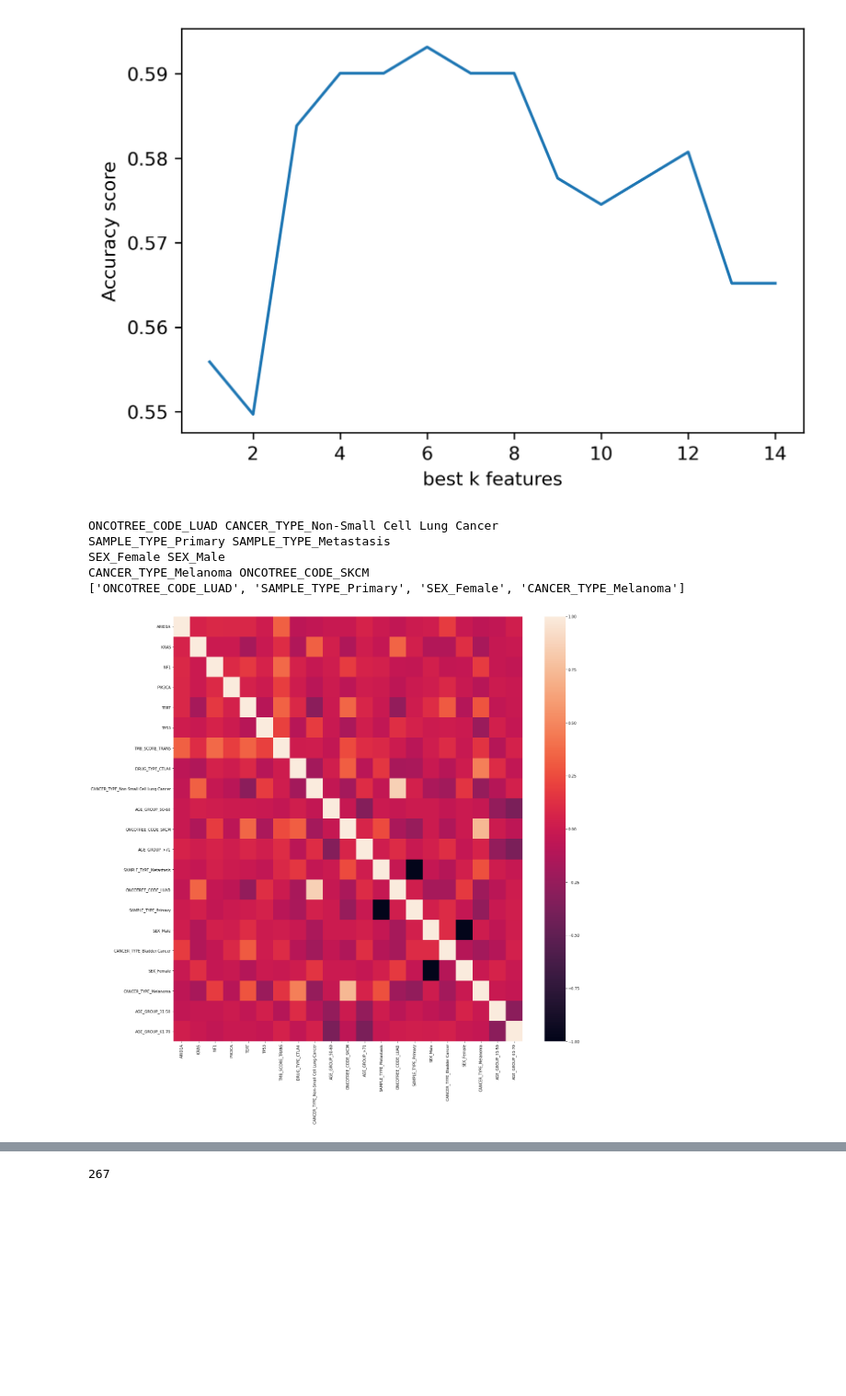
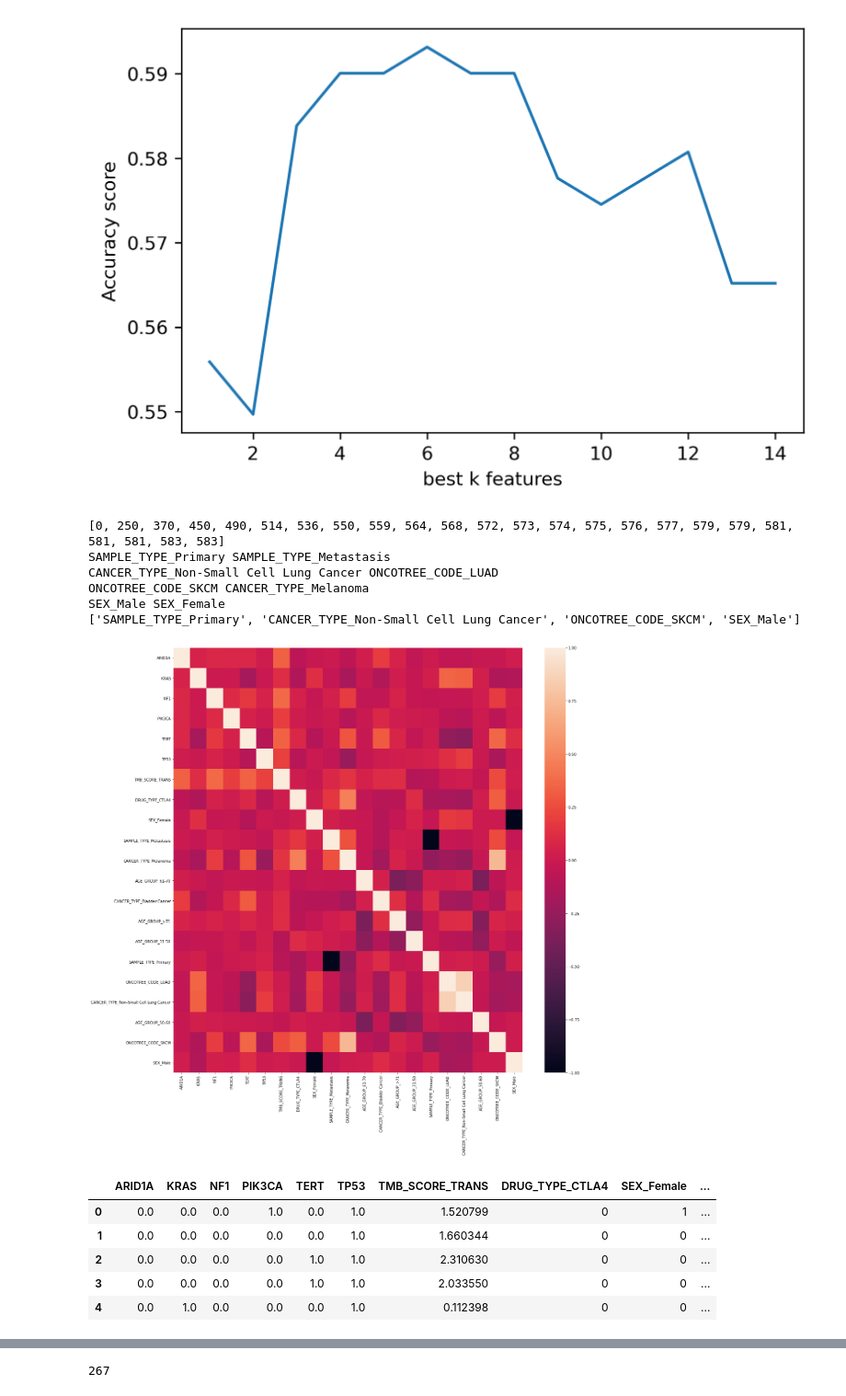
Before and after one commit to rikrixa/DataExploration, a Jupyter notebook: data_exploration.ipynb, the cells around one changed output, grey strips where cells are left out. Shown: that part at 92% size. Cells and saved outputs as stored; diff of their text form; code cells hidden in the pictures; blank space fills up the shorter version.

```diff
--- a/data_exploration.ipynb
+++ b/data_exploration.ipynb
@@ -193,7 +242,7 @@ for i in range(0,24):
     dropped_columns = [column for column in X.columns
                     if column not in X.columns[var.get_support()]]
     lenp.append(len(dropped_columns))
-#print(lenp)
+print(lenp)
 
 var = fs.VarianceThreshold(threshold=0.1)
 var.fit(X)
@@ -228,12 +277,22 @@ X_filter=X_filter1.drop(labels=corr_features, axis=1, inplace=False)
 X_filter=X_filter1.drop(labels=corr_features, axis=1, inplace=False)
 #X_filter.head()
 # %% [output]
-ONCOTREE_CODE_LUAD CANCER_TYPE_Non-Small Cell Lung Cancer
+[0, 250, 370, 450, 490, 514, 536, 550, 559, 564, 568, 572, 573, 574, 575, 576, 577, 579, 579, 581, 581, 581, 583, 583]
 SAMPLE_TYPE_Primary SAMPLE_TYPE_Metastasis
-SEX_Female SEX_Male
-CANCER_TYPE_Melanoma ONCOTREE_CODE_SKCM
-['ONCOTREE_CODE_LUAD', 'SAMPLE_TYPE_Primary', 'SEX_Female', 'CANCER_TYPE_Melanoma']
+CANCER_TYPE_Non-Small Cell Lung Cancer ONCOTREE_CODE_LUAD
+ONCOTREE_CODE_SKCM CANCER_TYPE_Melanoma
+SEX_Male SEX_Female
+['SAMPLE_TYPE_Primary', 'CANCER_TYPE_Non-Small Cell Lung Cancer', 'ONCOTREE_CODE_SKCM', 'SEX_Male']
-[figure, old version]
+[figure, new version]
+# %%
+X_filter.head()
+# %% [output]
+|  | ARID1A | KRAS | NF1 | PIK3CA | TERT | TP53 | TMB_SCORE_TRANS | DRUG_TYPE_CTLA4 | SEX_Female | ... |
+| 0 | 0.0 | 0.0 | 0.0 | 1.0 | 0.0 | 1.0 | 1.520799 | 0 | 1 | ... |
+| 1 | 0.0 | 0.0 | 0.0 | 0.0 | 0.0 | 1.0 | 1.660344 | 0 | 0 | ... |
+| 2 | 0.0 | 0.0 | 0.0 | 0.0 | 1.0 | 1.0 | 2.310630 | 0 | 0 | ... |
+| 3 | 0.0 | 0.0 | 0.0 | 0.0 | 1.0 | 1.0 | 2.033550 | 0 | 0 | ... |
+| 4 | 0.0 | 1.0 | 0.0 | 0.0 | 0.0 | 1.0 | 0.112398 | 0 | 0 | ... |
 # %%
 #bk = fs.SelectKBest(fs.f_classif, k=3)
 #bk.fit(X_filter, y)
```
Also changed, not shown: parts of 8 cells of this notebook, 1 other file.
